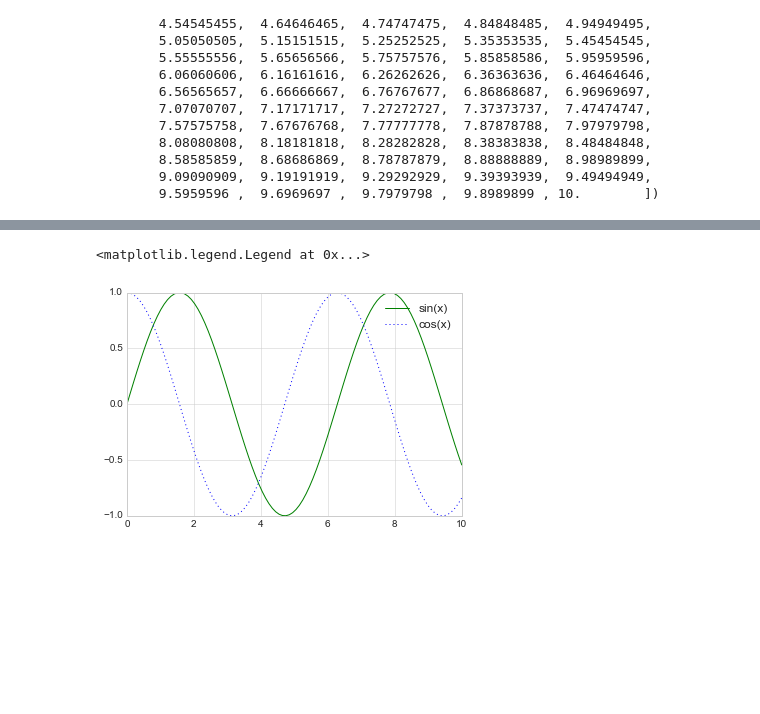
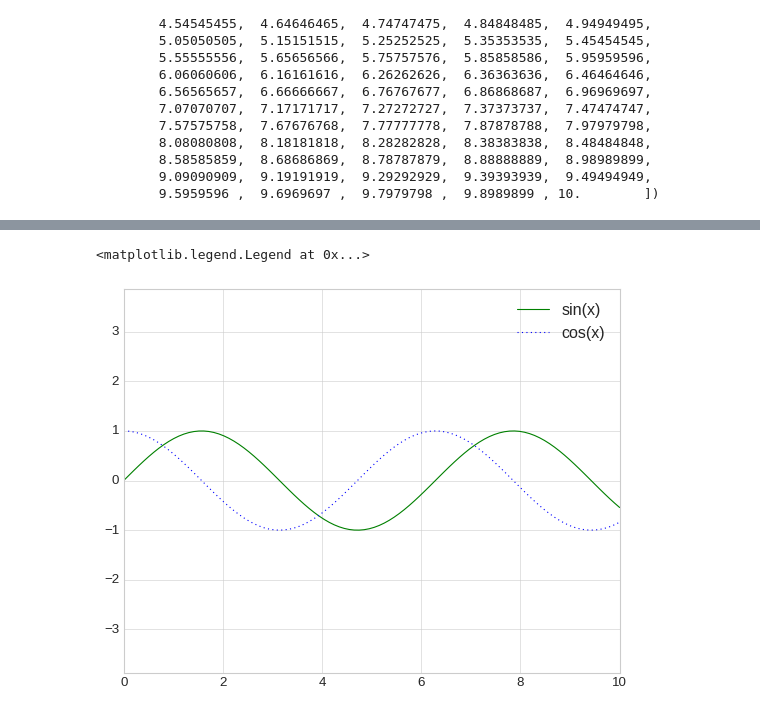
Before and after one commit to NamHoKi/MS-AI-School, a Jupyter notebook: 002_PythonPackage/matplotlib.ipynb, the cells around one changed output, grey strips where cells are left out. Drawn from its saved outputs; the diff is of its cells as text; code cells hidden in the pictures; blank space fills up the shorter version.

```diff
--- a/002_PythonPackage/matplotlib.ipynb
+++ b/002_PythonPackage/matplotlib.ipynb
@@ -169,8 +179,10 @@ Text(0, 0.5, 'sin(x)')
 # %%
 plt.plot(x, np.sin(x), '-g', label='sin(x)')
 plt.plot(x, np.cos(x), ':b', label='cos(x)')
+plt.axis('equal')
+
 plt.legend()
 # %% [output]
 <matplotlib.legend.Legend at 0x...>
-[figure, old version]
+[figure, new version]
 # %%
```
Also changed, not shown: parts of 28 cells of this notebook, 2 other files.
